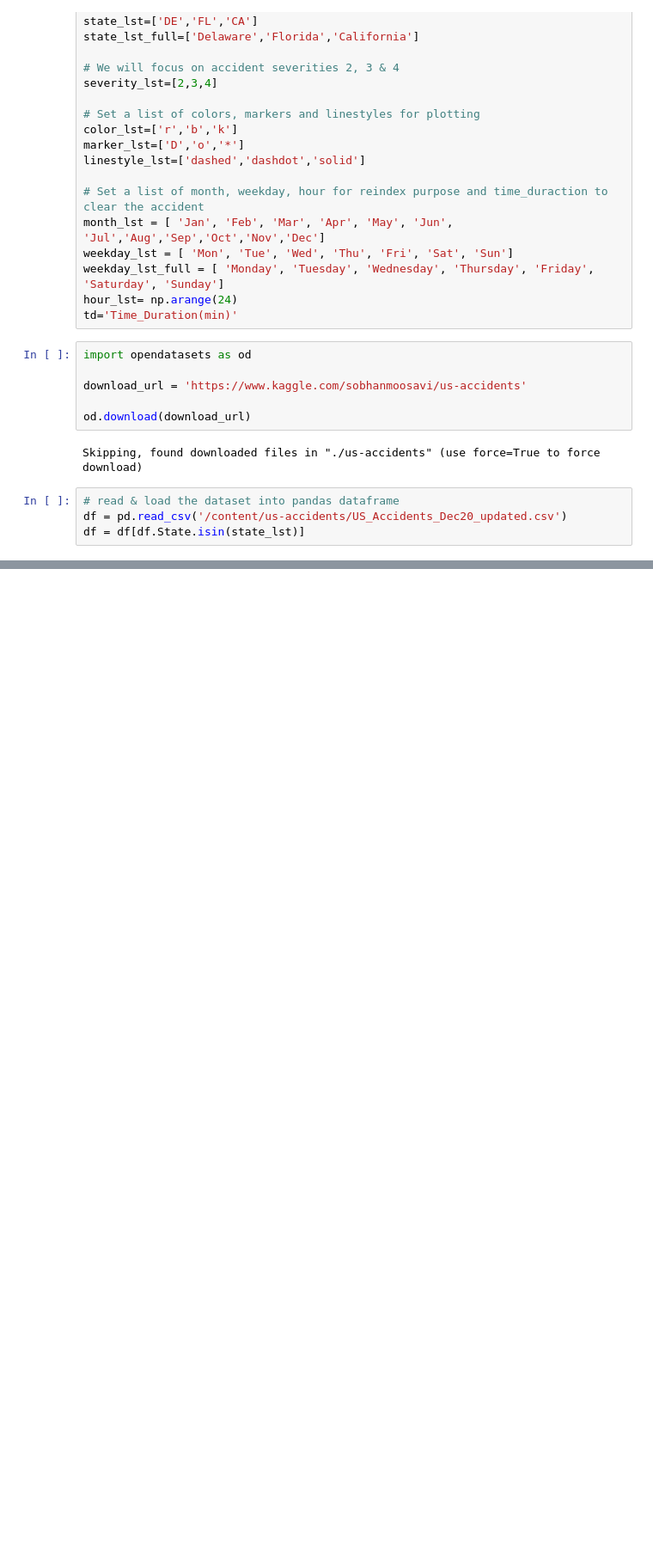
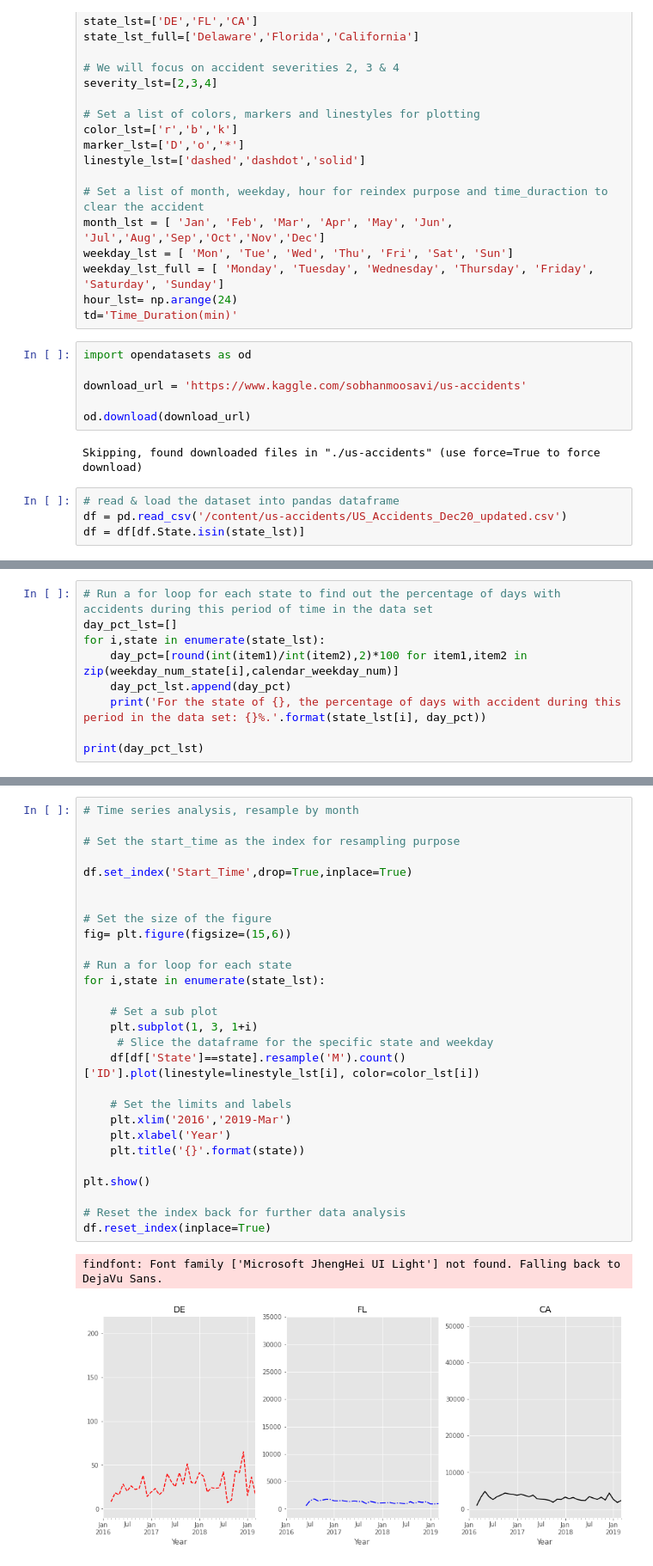
Before and after one commit to victorialarrazolo/USaccidentsanaysis, a Jupyter notebook: USaccidentsanalysis.ipynb, the cells around one changed output, grey strips where cells are left out. Shown at 86% size. Cells and saved outputs as stored; diff of their text form; blank space fills up the shorter version.

```diff
--- a/USaccidentsanalysis.ipynb
+++ b/USaccidentsanalysis.ipynb
@@ -83,0 +170,9 @@ df.head()
+# %%
+# Run a for loop for each state to find out the percentage of days with accidents during this period of time in the data set
+day_pct_lst=[]
+for i,state in enumerate(state_lst):
+    day_pct=[round(int(item1)/int(item2),2)*100 for item1,item2 in zip(weekday_num_state[i],calendar_weekday_num)]
+    day_pct_lst.append(day_pct)
+    print('For the state of {}, the percentage of days with accident during this period in the data set: {}%.'.format(state_lst[i], day_pct))
+
+print(day_pct_lst)
@@ -83,0 +184,31 @@ df.head()
+# %%
+# Time series analysis, resample by month
+
+# Set the start_time as the index for resampling purpose
+
+df.set_index('Start_Time',drop=True,inplace=True)
+
+
+# Set the size of the figure
+fig= plt.figure(figsize=(15,6))
+
+# Run a for loop for each state
+for i,state in enumerate(state_lst):
+
+    # Set a sub plot
+    plt.subplot(1, 3, 1+i)
+     # Slice the dataframe for the specific state and weekday
+    df[df['State']==state].resample('M').count()['ID'].plot(linestyle=linestyle_lst[i], color=color_lst[i])
+
+    # Set the limits and labels
+    plt.xlim('2016','2019-Mar')
+    plt.xlabel('Year')
+    plt.title('{}'.format(state))
+
+plt.show()
+
+# Reset the index back for further data analysis
+df.reset_index(inplace=True)
+# %% [output]
+findfont: Font family ['Microsoft JhengHei UI Light'] not found. Falling back to DejaVu Sans.
+[figure, added]
```
Also changed, not shown: parts of 17 cells of this notebook.
